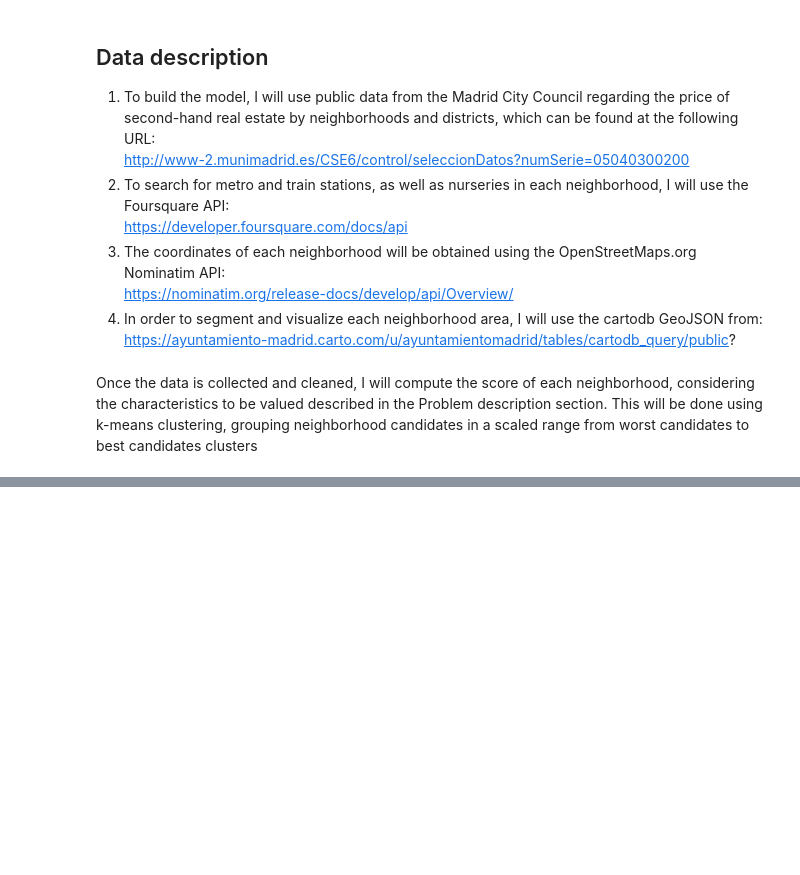
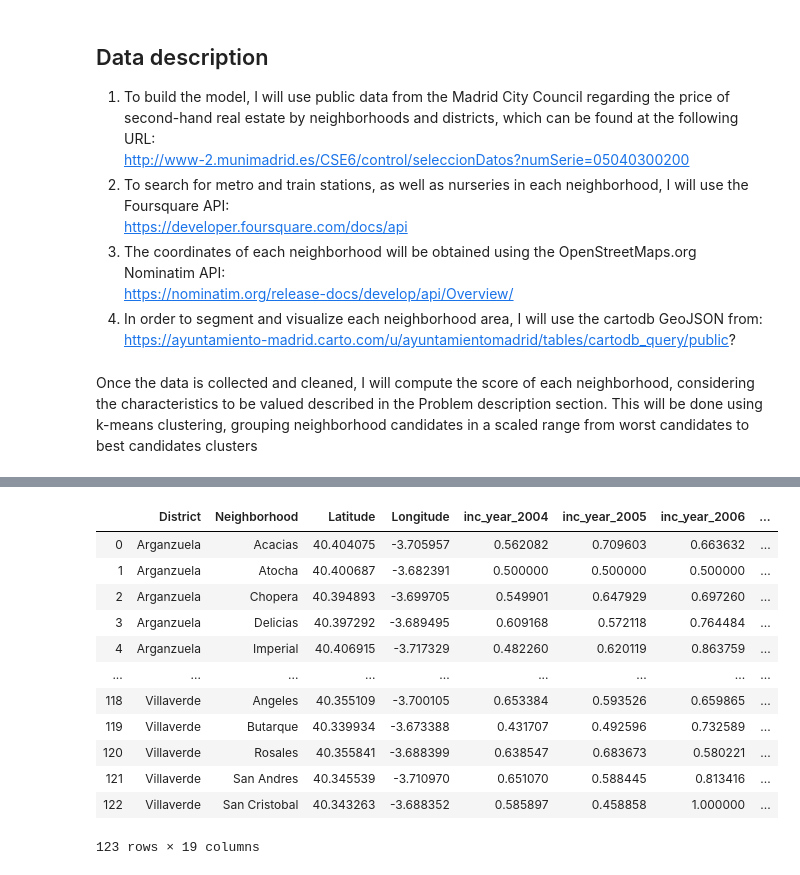
Before and after one commit to mrwizo/ibm-ds, a Jupyter notebook: ARPS_RealState.ipynb, the cells around one changed output, grey strips where cells are left out. Cells and saved outputs as stored; diff of their text form; code cells hidden in the pictures; blank space fills up the shorter version.

```diff
--- a/ARPS_RealState.ipynb
+++ b/ARPS_RealState.ipynb
@@ -34,0 +248,31 @@ This will be done using k-means clustering, grouping neighborhood candidates in
+# %%
+precios_df.fillna(0,inplace=True)
+#print(str(precios_df.to_latex(index=False, formatters=[lambda x:x, lambda x:x, lambda x:'%4.2f' % x,
+#                                                     lambda x: 'X', lambda x: 'X', lambda x: 'X', lambda x: 'X', lambda x: 'X', lambda x: 'X',
+#                                                     lambda x: 'X', lambda x: 'X', lambda x: 'X', lambda x: 'X', lambda x: 'X', lambda x: 'X',
+#                                                     lambda x: 'X', lambda x: 'X', lambda x: 'X', lambda x: 'X', lambda x:'%4.2f' % x,
+#                                                     lambda x:'%2.4f' % x, lambda x:'%2.4f' % x, lambda x:'%4.2f' % x, lambda x:str(x), lambda x:str(x), lambda x:str(x)])))
+# %%
+df_mapa_inc_years=pd.concat([precios_df['District'],precios_df['Neighborhood'], precios_df['Latitude'], precios_df['Longitude']], axis=1, keys=['District','Neighborhood','Latitude', 'Longitude'])
+for i in range(5, precios_df.shape[1]-3):
+    df_mapa_inc_years["inc_year_"+precios_df.columns[i]]=precios_df[precios_df.columns[range(i-1, i+1)]].pct_change(axis='columns').mean(axis='columns')
+
+for i in range(4,df_mapa_inc_years.shape[1]):
+    x = df_mapa_inc_years.iloc[:,i].values.reshape(-1, 1)  #returns a numpy array
+    x_scaled = (preprocessing.maxabs_scale(x)+1)/2
+    df_mapa_inc_years.iloc[:,i] = x_scaled
+df_mapa_inc_years
+# %% [output]
+|  | District | Neighborhood | Latitude | Longitude | inc_year_2004 | inc_year_2005 | inc_year_2006 | ... |
+| 0 | Arganzuela | Acacias | 40.404075 | -3.705957 | 0.562082 | 0.709603 | 0.663632 | ... |
+| 1 | Arganzuela | Atocha | 40.400687 | -3.682391 | 0.500000 | 0.500000 | 0.500000 | ... |
+| 2 | Arganzuela | Chopera | 40.394893 | -3.699705 | 0.549901 | 0.647929 | 0.697260 | ... |
+| 3 | Arganzuela | Delicias | 40.397292 | -3.689495 | 0.609168 | 0.572118 | 0.764484 | ... |
+| 4 | Arganzuela | Imperial | 40.406915 | -3.717329 | 0.482260 | 0.620119 | 0.863759 | ... |
+| ... | ... | ... | ... | ... | ... | ... | ... | ... |
+| 118 | Villaverde | Angeles | 40.355109 | -3.700105 | 0.653384 | 0.593526 | 0.659865 | ... |
+| 119 | Villaverde | Butarque | 40.339934 | -3.673388 | 0.431707 | 0.492596 | 0.732589 | ... |
+| 120 | Villaverde | Rosales | 40.355841 | -3.688399 | 0.638547 | 0.683673 | 0.580221 | ... |
+| 121 | Villaverde | San Andres | 40.345539 | -3.710970 | 0.651070 | 0.588445 | 0.813416 | ... |
+| 122 | Villaverde | San Cristobal | 40.343263 | -3.688352 | 0.585897 | 0.458858 | 1.000000 | ... |
+123 rows × 19 columns
```
Also changed, not shown: parts of 58 cells of this notebook.
